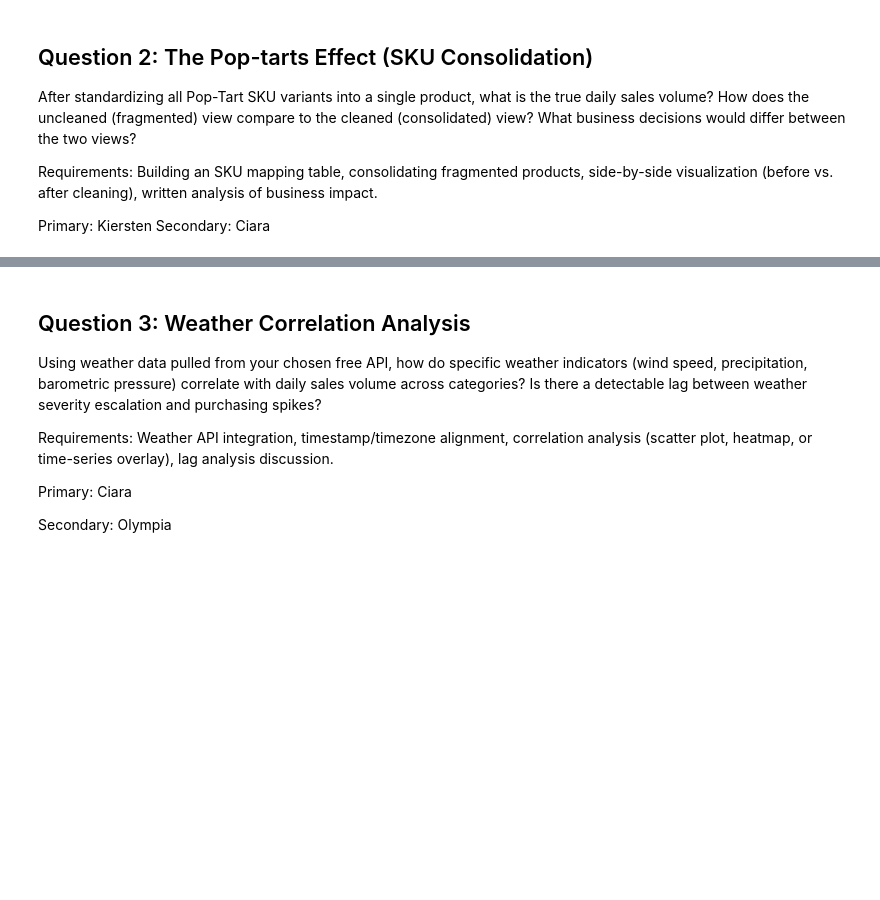
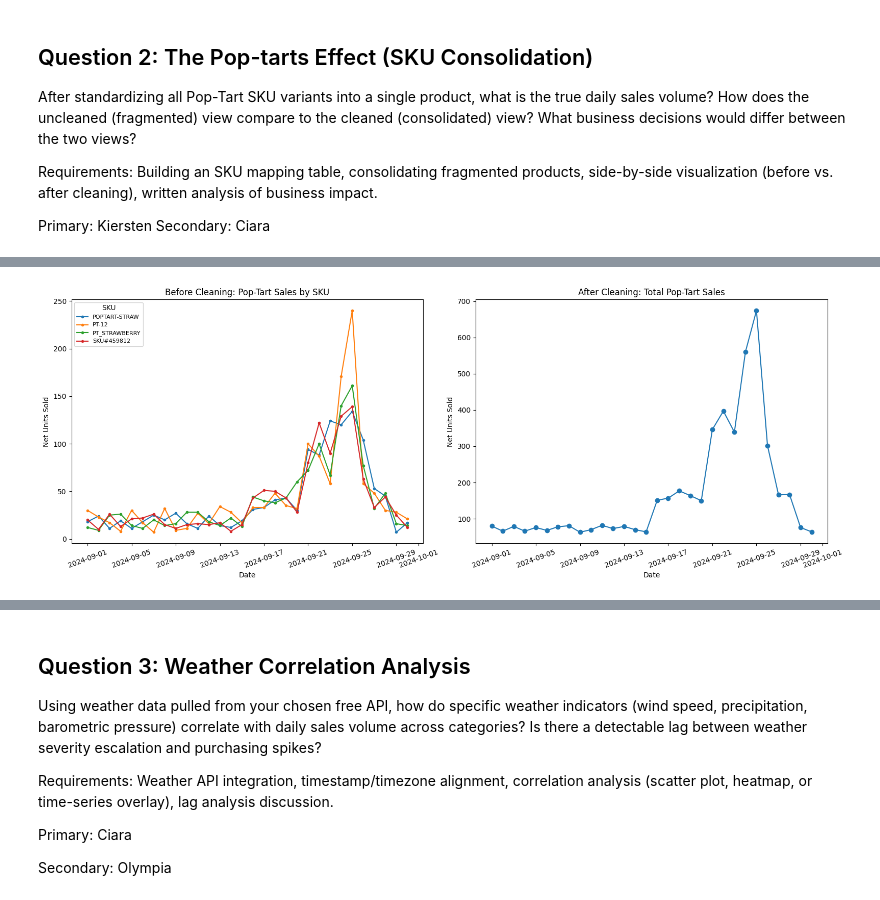
Before and after one commit to ciara-graves/walmart-hurricane-project, a Jupyter notebook: notebooks/DS2002_MidtermTeam_notebook.ipynb, the cells around one changed output, grey strips where cells are left out. Drawn from its saved outputs; the diff is of its cells as text; code cells hidden in the pictures; blank space fills up the shorter version.

```diff
--- a/notebooks/DS2002_MidtermTeam_notebook.ipynb
+++ b/notebooks/DS2002_MidtermTeam_notebook.ipynb
@@ -1830,0 +1854,9 @@ Secondary: Ciara
+# %%
+# Create mapping table for Pop-Tart SKUs
+
+pop_tart_sku_map = pop_tart_catalog[['sku', 'product_name']].copy()
+
+pop_tart_sku_map['standardized_product'] = 'Pop-Tarts'
+
+print("Pop-Tart SKU mapping table:")
+display(pop_tart_sku_map)
@@ -1830,0 +1953,38 @@ Secondary: Ciara
+# %%
+import matplotlib.pyplot as plt
+
+# Create two plots
+fig, axes = plt.subplots(1, 2, figsize=(16, 6))
+
+# LEFT: Fragmented sales by SKU
+for sku, group in fragmented_daily.groupby('sku'):
+    axes[0].plot(
+        group['date'],
+        group['quantity'],
+        marker='o',
+        markersize=3,
+        label=sku
+    )
+
+axes[0].set_title('Before Cleaning: Pop-Tart Sales by SKU')
+axes[0].set_xlabel('Date')
+axes[0].set_ylabel('Net Units Sold')
+axes[0].tick_params(axis='x', rotation=20)
+axes[0].legend(title='SKU', fontsize=8)
+
+# RIGHT: Consolidated daily sales
+axes[1].plot(
+    consolidated_daily['date'],
+    consolidated_daily['total_pop_tart_units'],
+    marker='o'
+)
+
+axes[1].set_title('After Cleaning: Total Pop-Tart Sales')
+axes[1].set_xlabel('Date')
+axes[1].set_ylabel('Net Units Sold')
+axes[1].tick_params(axis='x', rotation=20)
+
+plt.tight_layout()
+plt.show()
+# %% [output]
+[figure, added]
```
Also changed, not shown: parts of 10 cells of this notebook.
